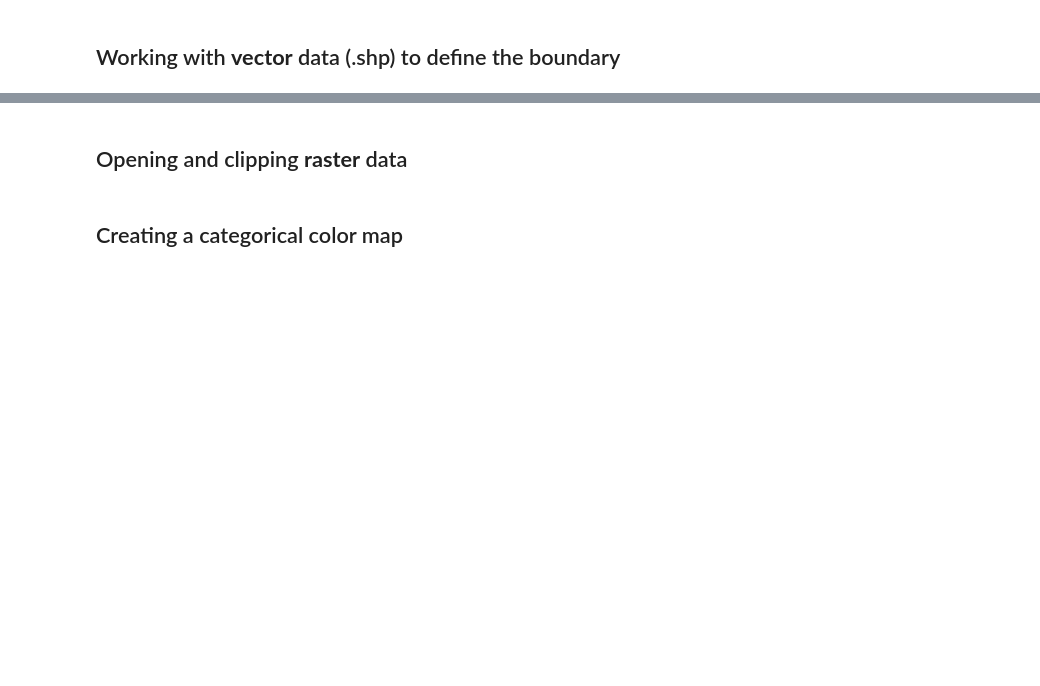
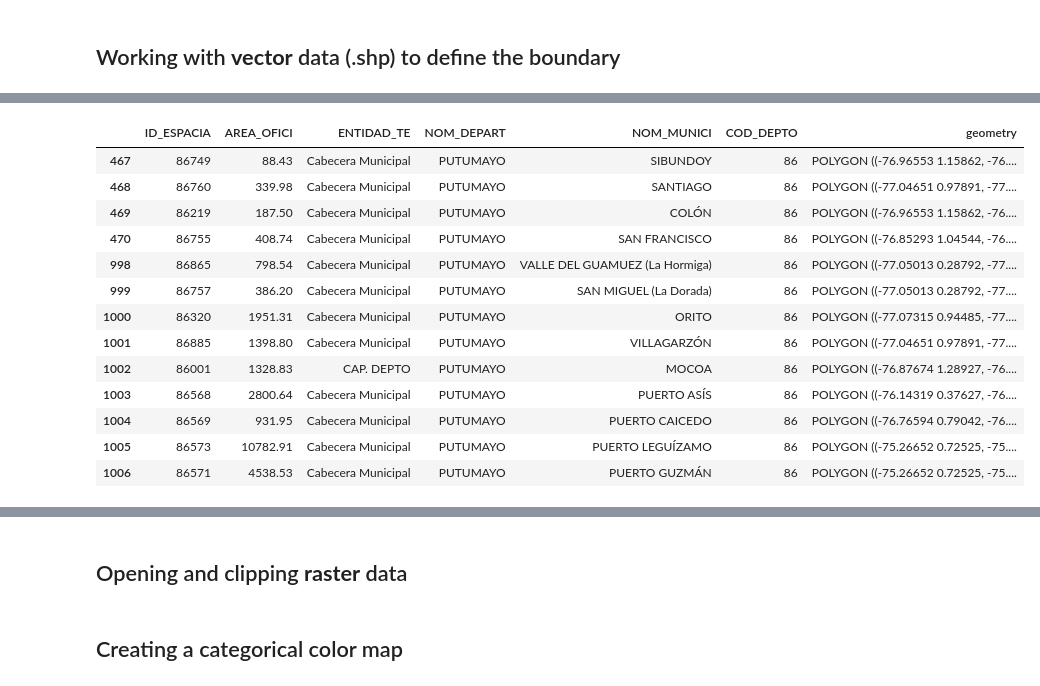
Before and after one commit to macacosta/04-geopark-raster-data, a Jupyter notebook: notebooks/04-geopark-raster-data-empty.ipynb, the cells around one changed output, grey strips where cells are left out. Drawn from its saved outputs; the diff is of its cells as text; code cells hidden in the pictures; blank space fills up the shorter version.

```diff
--- a/notebooks/04-geopark-raster-data-empty.ipynb
+++ b/notebooks/04-geopark-raster-data-empty.ipynb
@@ -29,4 +49,22 @@ col_muni_url = ('https://maps.princeton.edu/download/file'
 # %%
 # Select Putumayo Department, print the CRS, and call the data
+putumayo = colboundary[colboundary["NOM_DEPART"].isin(["PUTUMAYO"])]
+putumayo
+# print(putumayo.crs)
+# %% [output]
+|  | ID_ESPACIA | AREA_OFICI | ENTIDAD_TE | NOM_DEPART | NOM_MUNICI | COD_DEPTO | geometry |
+| 467 | 86749 | 88.43 | Cabecera Municipal | PUTUMAYO | SIBUNDOY | 86 | POLYGON ((-76.96553 1.15862, -76.... |
+| 468 | 86760 | 339.98 | Cabecera Municipal | PUTUMAYO | SANTIAGO | 86 | POLYGON ((-77.04651 0.97891, -77.... |
+| 469 | 86219 | 187.50 | Cabecera Municipal | PUTUMAYO | COLÓN | 86 | POLYGON ((-76.96553 1.15862, -76.... |
+| 470 | 86755 | 408.74 | Cabecera Municipal | PUTUMAYO | SAN FRANCISCO | 86 | POLYGON ((-76.85293 1.04544, -76.... |
+| 998 | 86865 | 798.54 | Cabecera Municipal | PUTUMAYO | VALLE DEL GUAMUEZ (La Hormiga) | 86 | POLYGON ((-77.05013 0.28792, -77.... |
+| 999 | 86757 | 386.20 | Cabecera Municipal | PUTUMAYO | SAN MIGUEL (La Dorada) | 86 | POLYGON ((-77.05013 0.28792, -77.... |
+| 1000 | 86320 | 1951.31 | Cabecera Municipal | PUTUMAYO | ORITO | 86 | POLYGON ((-77.07315 0.94485, -77.... |
+| 1001 | 86885 | 1398.80 | Cabecera Municipal | PUTUMAYO | VILLAGARZÓN | 86 | POLYGON ((-77.04651 0.97891, -77.... |
+| 1002 | 86001 | 1328.83 | CAP. DEPTO | PUTUMAYO | MOCOA | 86 | POLYGON ((-76.87674 1.28927, -76.... |
+| 1003 | 86568 | 2800.64 | Cabecera Municipal | PUTUMAYO | PUERTO ASÍS | 86 | POLYGON ((-76.14319 0.37627, -76.... |
+| 1004 | 86569 | 931.95 | Cabecera Municipal | PUTUMAYO | PUERTO CAICEDO | 86 | POLYGON ((-76.76594 0.79042, -76.... |
+| 1005 | 86573 | 10782.91 | Cabecera Municipal | PUTUMAYO | PUERTO LEGUÍZAMO | 86 | POLYGON ((-75.26652 0.72525, -75.... |
+| 1006 | 86571 | 4538.53 | Cabecera Municipal | PUTUMAYO | PUERTO GUZMÁN | 86 | POLYGON ((-75.26652 0.72525, -75.... |
 # %%
 # Plot Putumayo using .plot()
```
Also changed, not shown: parts of 6 cells of this notebook.
